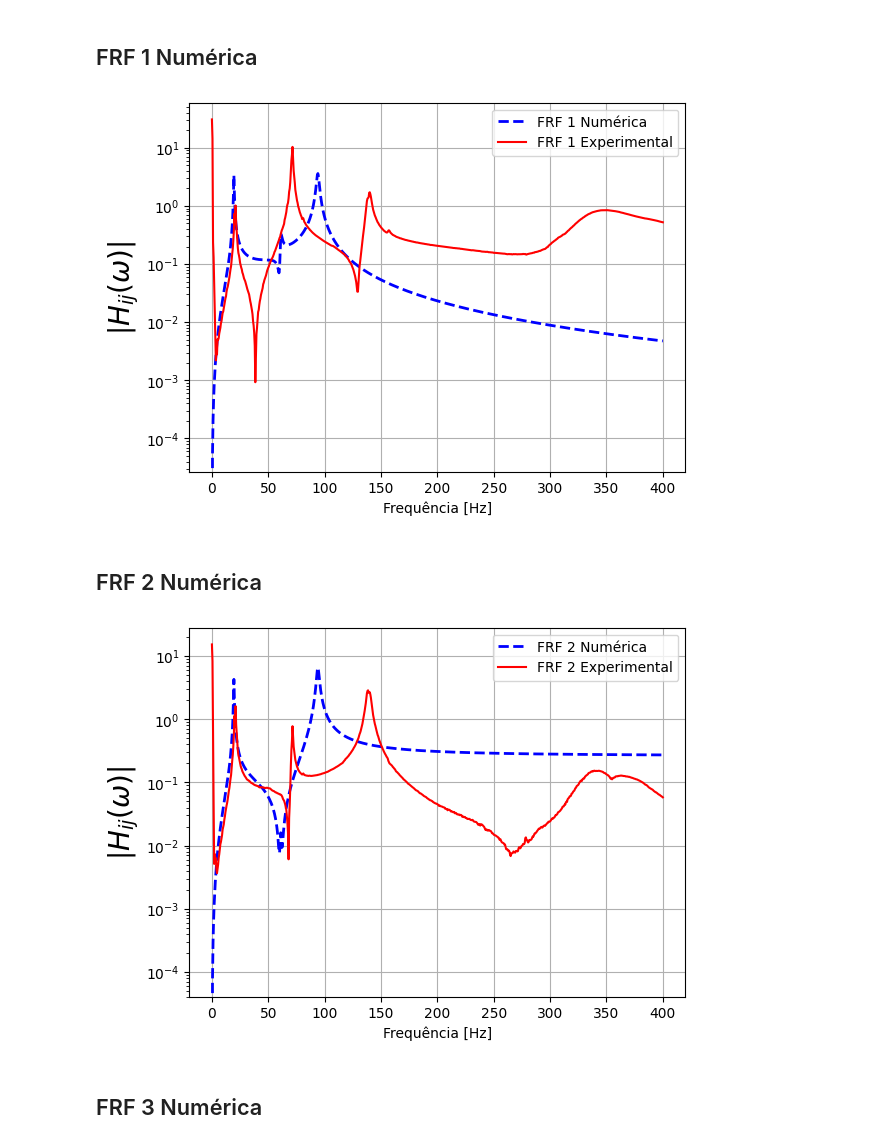
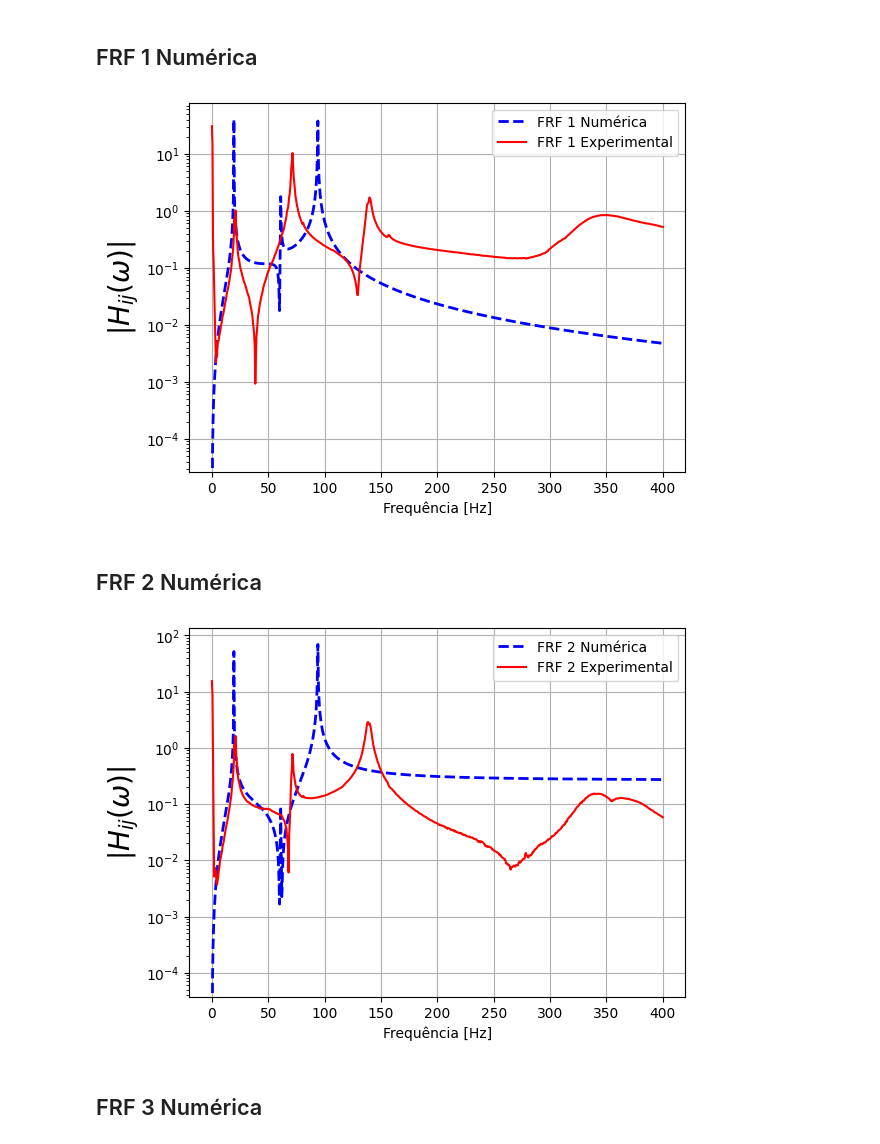
Before and after one commit to Daniel-Sottovia/Grupo-6, a Jupyter notebook: notebook.ipynb, the cells around one changed output. Cells and saved outputs as stored; diff of their text form; code cells hidden in the pictures.

Commit message:
Refazendo os gráficos
Viga guiada sem ajuste e sem o qsi_médio, usou um qsi de 0.001

```diff
--- a/notebook.ipynb
+++ b/notebook.ipynb
@@ -1275,7 +1275,7 @@ x = 0  # Considerando índices baseados em zero
 xf = 1  # Considerando índices baseados em zero
 
 # Funcoes Resposta em Frequencia - Com amortecimento
-qsi = qsi_medio
+qsi = 0.001 # qsi_medio
 Hm = np.zeros((len(w), N), dtype=complex)
 H = np.zeros(len(w), dtype=complex)
 
@@ -1300,10 +1300,10 @@ plt.ylabel(r'$|H_{ij}(\omega)|$', fontsize=20)
 plt.grid()
 plt.yscale('log')
 plt.legend()
-plt.savefig("D:\\UFSC\\Vibes\\Cordioli\\Trabalho\\Grupo 6\\FRF1_numerica_qsi_medio_sem_ajuste_viga_guiada.png")
+plt.savefig("D:\\UFSC\\Vibes\\Cordioli\\Trabalho\\Grupo 6\\FRF1_numerica_sem_ajuste_viga_guiada.png")
 plt.show()
 # %% [output]
-[figure, old version]
+[figure, new version]
 # %% [markdown]
 ## FRF 2 Numérica
 # %%
@@ -1331,36 +1331,36 @@ w = 2 * np.pi * f
 x = 1  # Considerando índices baseados em zero
 xf = 1  # Considerando índices baseados em zero
 
 # Funcoes Resposta em Frequencia - Com amortecimento
-qsi = qsi_medio
+qsi = 0.001 # qsi_medio
 Hm = np.zeros((len(w), N), dtype=complex)
 H = np.zeros(len(w), dtype=complex)
 
 for j in range(len(w)):
     soma1 = 0
     for k in range(N):
         soma1 += - (w[j]**2)*(V[x, k] * V[xf, k] / (wi[k]**2 - w[j]**2 + 1j * 2 * qsi * wi[k] * w[j]))
         Hm[j, k] = - (w[j]**2)*(V[x, k] * V[xf, k] / (wi[k]**2 - w[j]**2 + 1j * 2 * qsi * wi[k] * w[j]))
     H[j] = soma1
 
 # Y = 1j * w * H
 
 # Plotting absolute value of H
 plt.plot(freq, np.abs(H), 'b', linewidth=2, label='FRF 2 Numérica', ls='--')
 
 frf_2_andar = np.abs(df['Signal 3 (Imag.)']) + np.abs(df['Signal 3 (Real)']) # Obtém-se o módulo da FRF
 
 plt.plot(freq, frf_2_andar, 'r', label='FRF 2 Experimental')
 
 plt.xlabel('Frequência [Hz]')
 plt.ylabel(r'$|H_{ij}(\omega)|$', fontsize=20)
 plt.grid()
 plt.yscale('log')
 plt.legend()
-plt.savefig("D:\\UFSC\\Vibes\\Cordioli\\Trabalho\\Grupo 6\\FRF2_numerica_qsi_medio_sem_ajuste_viga_guiada.png")
+plt.savefig("D:\\UFSC\\Vibes\\Cordioli\\Trabalho\\Grupo 6\\FRF2_numerica_sem_ajuste_viga_guiada.png")
 plt.show()
 # %% [output]
-[figure, old version]
+[figure, new version]
 # %% [markdown]
 ## FRF 3 Numérica
 # %%
```
Also changed, not shown: parts of 1 cell of this notebook, 3 other files.
